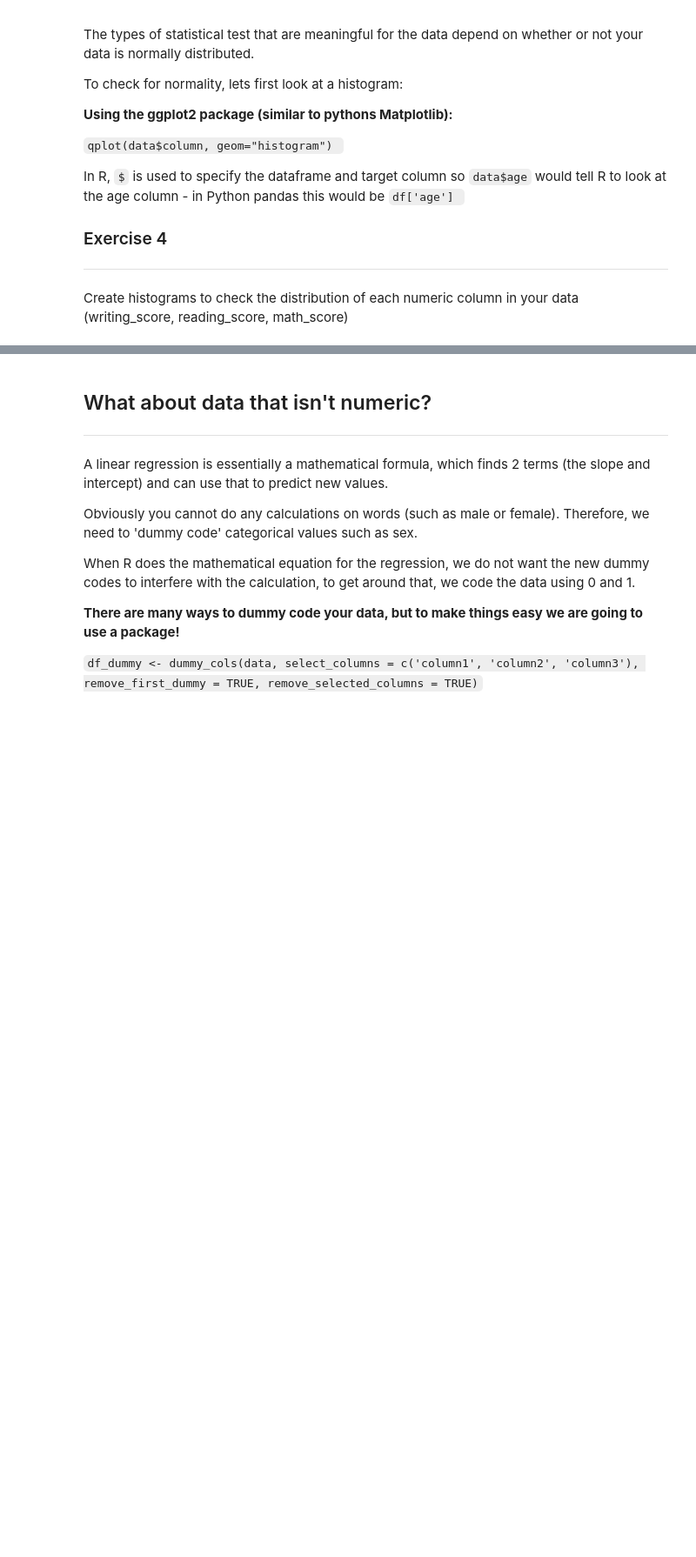
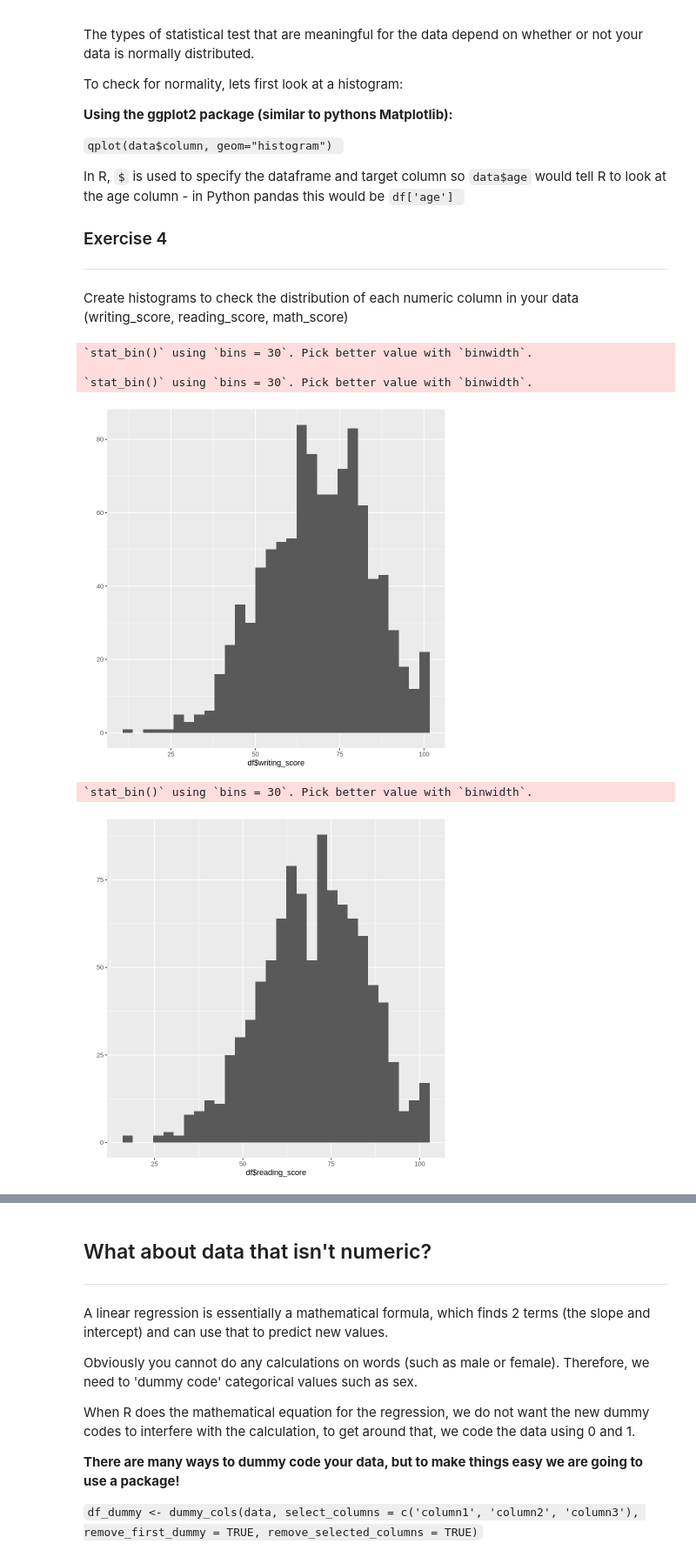
Before and after one commit to duntik/programming-for-data, a Jupyter notebook: Session 5/Sprint 1/R_Student_performance.ipynb, the cells around one changed output, grey strips where cells are left out. Shown: that part at 87% size. Cells and saved outputs as stored; diff of their text form; code cells hidden in the pictures; blank space fills up the shorter version.

```diff
--- a/Session 5/Sprint 1/R_Student_performance.ipynb
+++ b/Session 5/Sprint 1/R_Student_performance.ipynb
@@ -226,3 +249,14 @@ In R, `$` is used to specify the dataframe and target column so `data$age` would
 ---
 
 Create histograms to check the distribution of each numeric column in your data (writing_score, reading_score, math_score)
+# %%
+qplot(df$writing_score, geom="histogram")
+qplot(df$reading_score, geom="histogram")
+qplot(df$math_score, geom="histogram")
+# %% [output]
+`stat_bin()` using `bins = 30`. Pick better value with `binwidth`.
+
+`stat_bin()` using `bins = 30`. Pick better value with `binwidth`.
+[figure, added]
+`stat_bin()` using `bins = 30`. Pick better value with `binwidth`.
+[figure, added]
```
Also changed, not shown: parts of 6 cells of this notebook.
